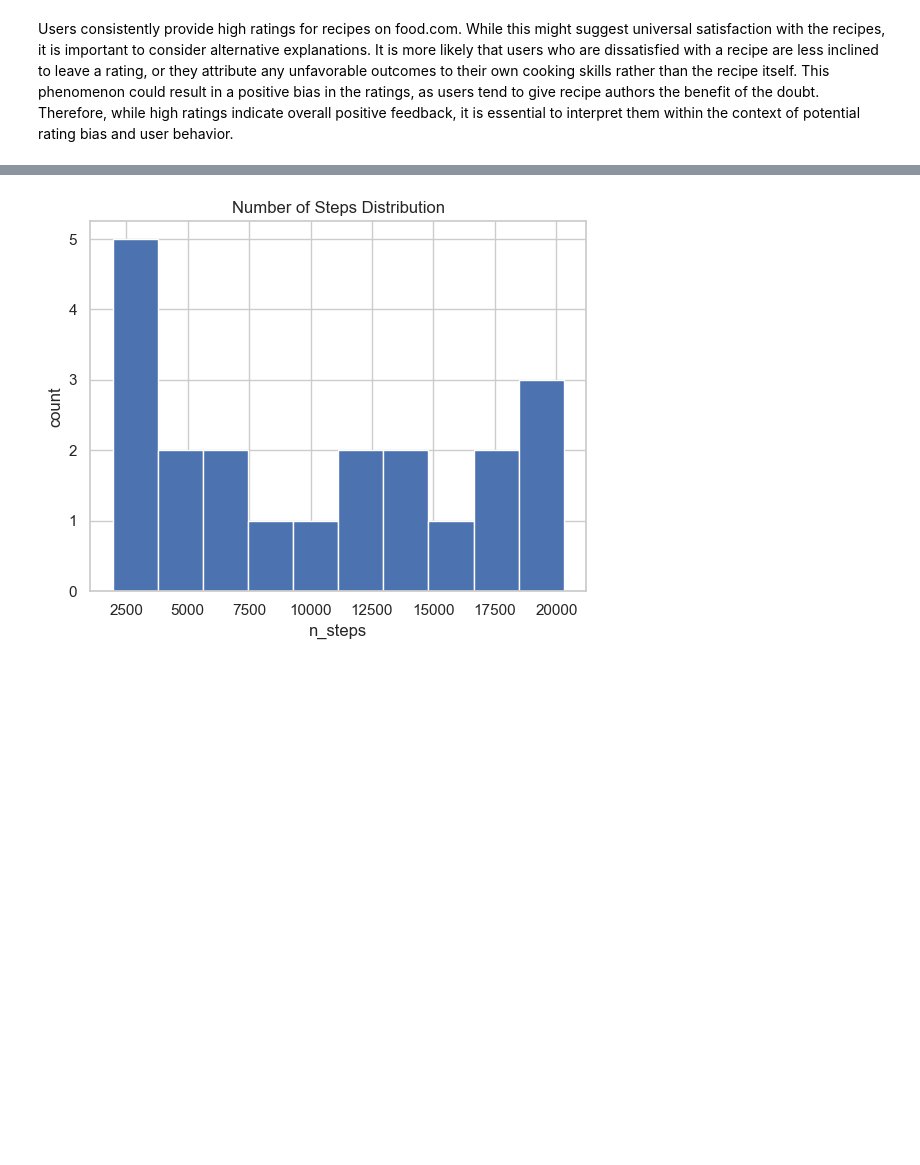
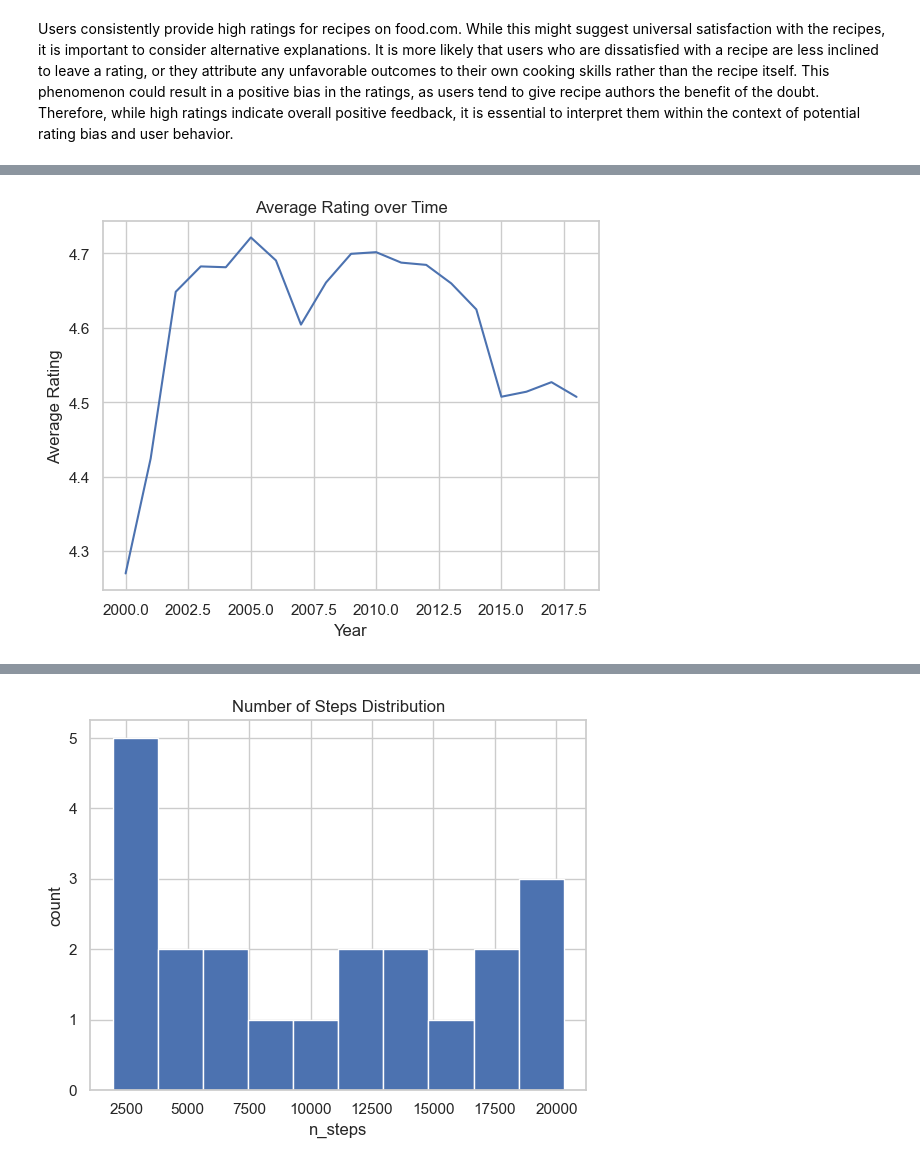
Before and after one commit to kli210/recipe_recommender_capstone, a Jupyter notebook: EDA.ipynb, the cells around one changed output, grey strips where cells are left out. Cells and saved outputs as stored; diff of their text form; code cells hidden in the pictures; blank space fills up the shorter version.

```diff
--- a/EDA.ipynb
+++ b/EDA.ipynb
@@ -309,0 +234,12 @@ Users consistently provide high ratings for recipes on food.com. While this migh
+# %%
+# Group by month and calculate average rating
+yearly_avg_rating = users_df.groupby('review_year')['rating'].mean()
+
+# Plot line chart of average rating per month
+sns.lineplot(x=yearly_avg_rating.index, y=yearly_avg_rating.values)
+plt.xlabel('Year')
+plt.ylabel('Average Rating')
+plt.title('Average Rating over Time')
+plt.show()
+# %% [output]
+[figure, added]
```
Also changed, not shown: parts of 22 cells of this notebook.
